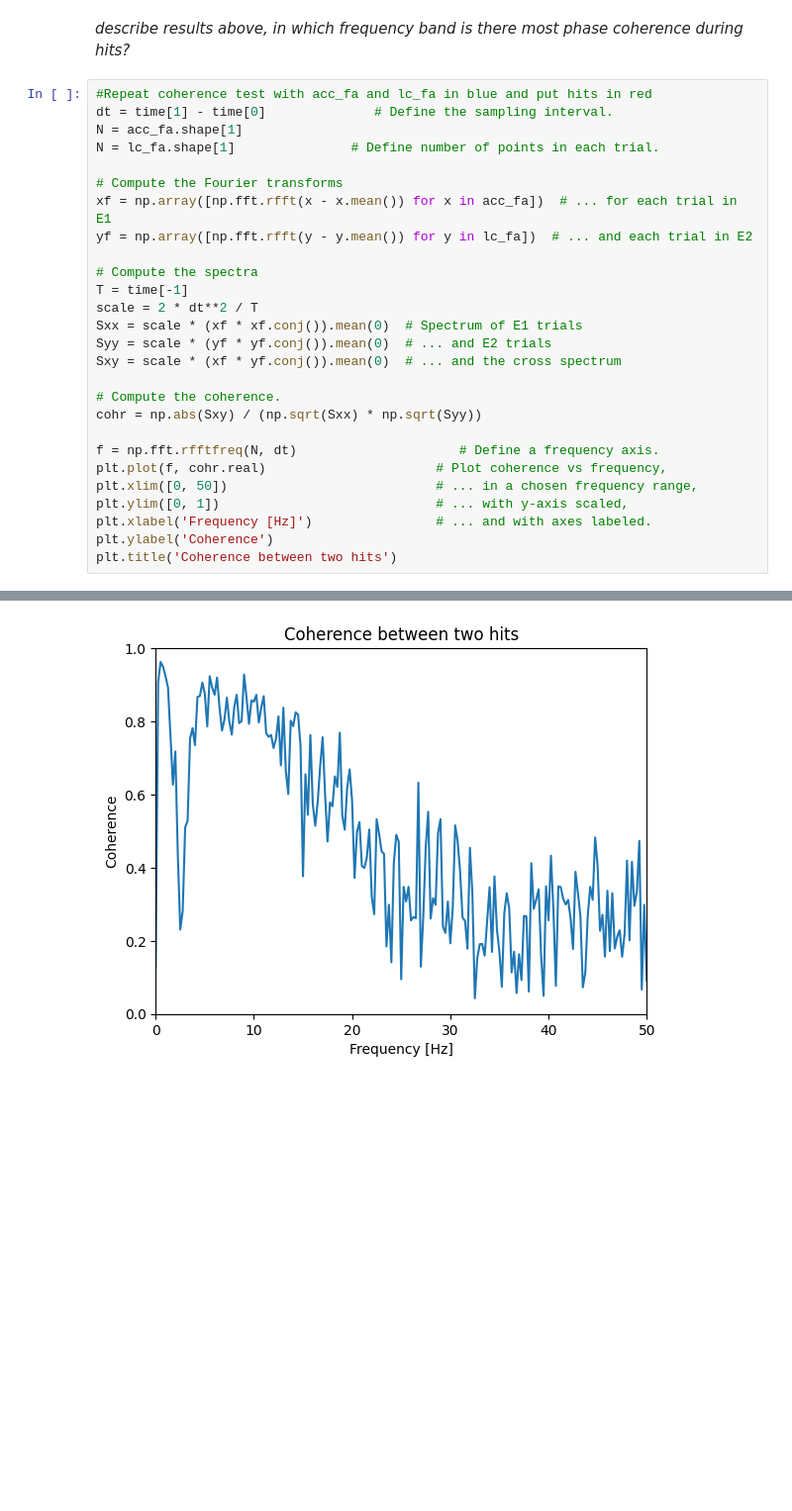
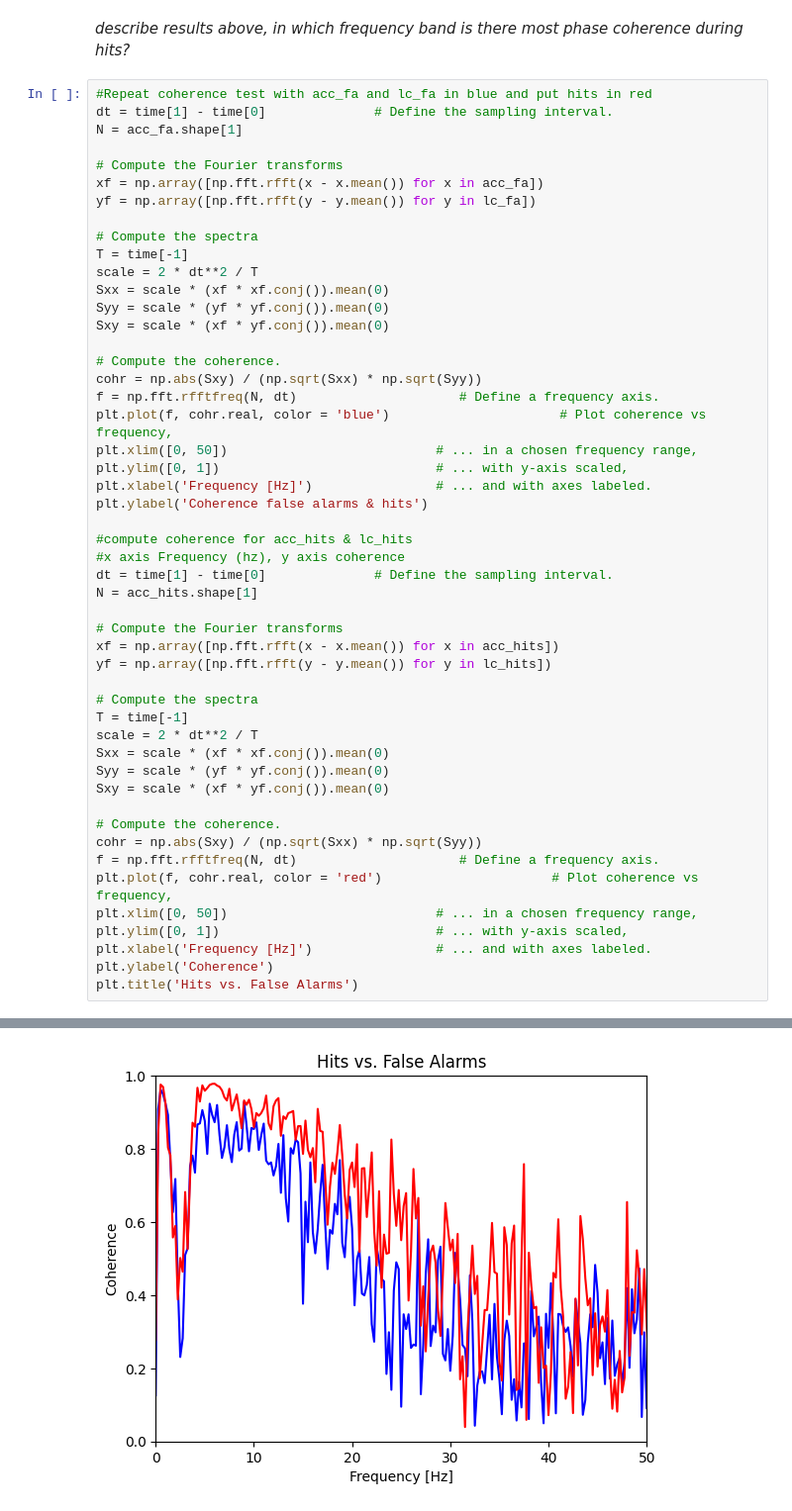
Before and after one commit to nellyfadil/Neuro-265, a Jupyter notebook: coding_homework_6.ipynb, the cells around one changed output, grey strips where cells are left out. Shown at 99% size. Drawn from its saved outputs; the diff is of its cells as text; blank space fills up the shorter version.

```diff
--- a/coding_homework_6.ipynb
+++ b/coding_homework_6.ipynb
@@ -133,27 +132,50 @@ Text(0.5, 1.0, 'Coherence between two hits')
 #Repeat coherence test with acc_fa and lc_fa in blue and put hits in red
 dt = time[1] - time[0]              # Define the sampling interval.
 N = acc_fa.shape[1]
-N = lc_fa.shape[1]               # Define number of points in each trial.
 
 # Compute the Fourier transforms
-xf = np.array([np.fft.rfft(x - x.mean()) for x in acc_fa])  # ... for each trial in E1
-yf = np.array([np.fft.rfft(y - y.mean()) for y in lc_fa])  # ... and each trial in E2
+xf = np.array([np.fft.rfft(x - x.mean()) for x in acc_fa])
+yf = np.array([np.fft.rfft(y - y.mean()) for y in lc_fa])
 
 # Compute the spectra
 T = time[-1]
 scale = 2 * dt**2 / T
-Sxx = scale * (xf * xf.conj()).mean(0)  # Spectrum of E1 trials
-Syy = scale * (yf * yf.conj()).mean(0)  # ... and E2 trials
-Sxy = scale * (xf * yf.conj()).mean(0)  # ... and the cross spectrum
+Sxx = scale * (xf * xf.conj()).mean(0)
+Syy = scale * (yf * yf.conj()).mean(0)
+Sxy = scale * (xf * yf.conj()).mean(0)
 
 # Compute the coherence.
 cohr = np.abs(Sxy) / (np.sqrt(Sxx) * np.sqrt(Syy))
+f = np.fft.rfftfreq(N, dt)                     # Define a frequency axis.
+plt.plot(f, cohr.real, color = 'blue')                      # Plot coherence vs frequency,
+plt.xlim([0, 50])                           # ... in a chosen frequency range,
+plt.ylim([0, 1])                            # ... with y-axis scaled,
+plt.xlabel('Frequency [Hz]')                # ... and with axes labeled.
+plt.ylabel('Coherence false alarms & hits')
 
+#compute coherence for acc_hits & lc_hits
+#x axis Frequency (hz), y axis coherence
+dt = time[1] - time[0]              # Define the sampling interval.
+N = acc_hits.shape[1]
+
+# Compute the Fourier transforms
+xf = np.array([np.fft.rfft(x - x.mean()) for x in acc_hits])
+yf = np.array([np.fft.rfft(y - y.mean()) for y in lc_hits])
+
+# Compute the spectra
+T = time[-1]
+scale = 2 * dt**2 / T
+Sxx = scale * (xf * xf.conj()).mean(0)
+Syy = scale * (yf * yf.conj()).mean(0)
+Sxy = scale * (xf * yf.conj()).mean(0)
+
+# Compute the coherence.
+cohr = np.abs(Sxy) / (np.sqrt(Sxx) * np.sqrt(Syy))
 f = np.fft.rfftfreq(N, dt)                     # Define a frequency axis.
-plt.plot(f, cohr.real)                      # Plot coherence vs frequency,
+plt.plot(f, cohr.real, color = 'red')                      # Plot coherence vs frequency,
 plt.xlim([0, 50])                           # ... in a chosen frequency range,
 plt.ylim([0, 1])                            # ... with y-axis scaled,
 plt.xlabel('Frequency [Hz]')                # ... and with axes labeled.
 plt.ylabel('Coherence')
-plt.title('Coherence between two hits')
+plt.title('Hits vs. False Alarms')
 # %% [output]
@@ -161,2 +183,2 @@ Text(0.5, 1.0, 'Coherence between two hits')
-[figure, old version]
+[figure, new version]
 # %% [markdown]
```
Also changed, not shown: parts of 5 cells of this notebook.
